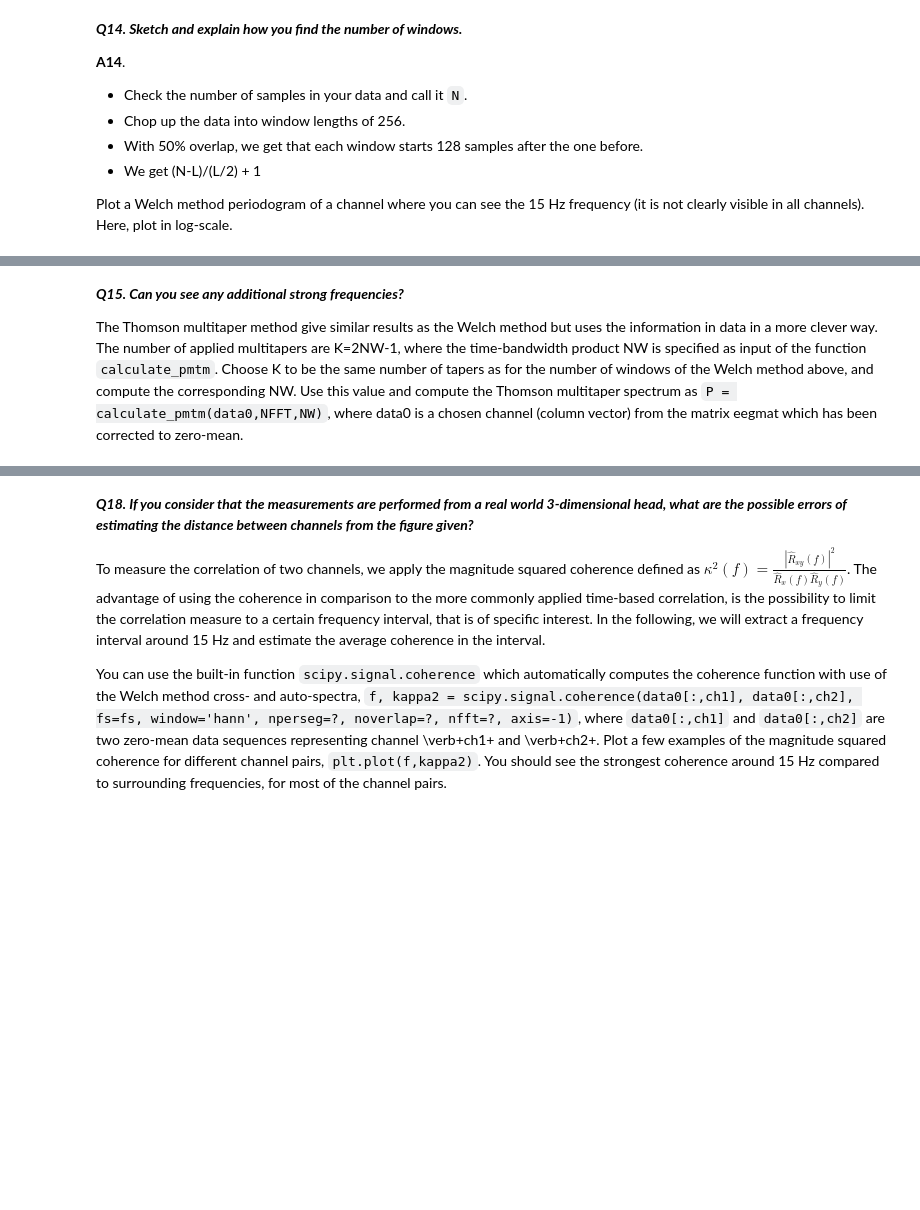
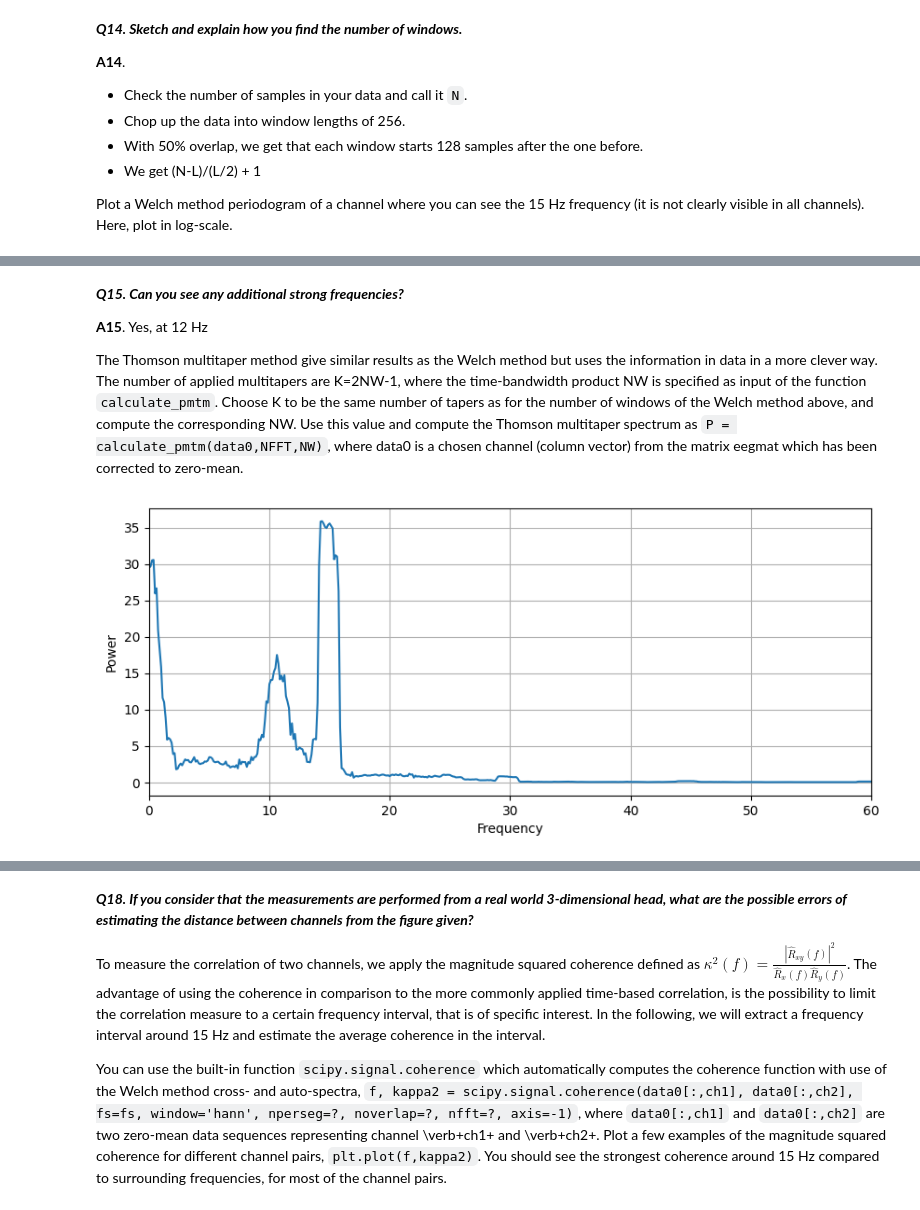
Before and after one commit to axellangenskiold/fmsf10, a Jupyter notebook: pythonLab3.ipynb, the cells around one changed output, grey strips where cells are left out. Drawn from its saved outputs; the diff is of its cells as text; code cells hidden in the pictures; blank space fills up the shorter version.

```diff
--- a/pythonLab3.ipynb
+++ b/pythonLab3.ipynb
@@ -627,4 +617,6 @@ Peak frequency: 15.00 Hz
 # %% [markdown]
 ***Q15. Can you see any additional strong frequencies?***
 
+**A15**. Yes, at 12 Hz
+
 The Thomson multitaper method give similar results as the Welch method but uses the information in data in a more clever way. The number of applied multitapers are K=2NW-1, where the time-bandwidth product NW is specified as input of the function `calculate_pmtm`. Choose K to be the same number of tapers as for the number of windows of the Welch method above, and compute the corresponding NW. Use this value and compute the Thomson multitaper spectrum as `P = calculate_pmtm(data0,NFFT,NW)`, where data0 is a chosen channel (column vector) from the matrix eegmat which has been corrected to zero-mean.
@@ -633,3 +623,22 @@ The Thomson multitaper method give similar results as the Welch method but uses
+# %%
+# Write your own code below
+nfft = 2048
+NW = 4.5 #num_windows / 2
+data0 = ch - np.mean(ch)
+fs = 256
+
+P = calculate_pmtm(data0, nfft=nfft, NW=NW)
+f = np.linspace(0, fs/2, nfft//2 + 1)
+
+plt.figure(figsize=(10,4))
+plt.plot(f, P)
+plt.xlim(0, 60)
+plt.xlabel("Frequency")
+plt.ylabel("Power")
+plt.grid(True)
+plt.show()
+# %% [output]
+[figure, added]
 # %% [markdown]
 ***Q16. Which method gives the best visual picture of the 15 Hz response?***
 
```
Also changed, not shown: parts of 9 cells of this notebook.
